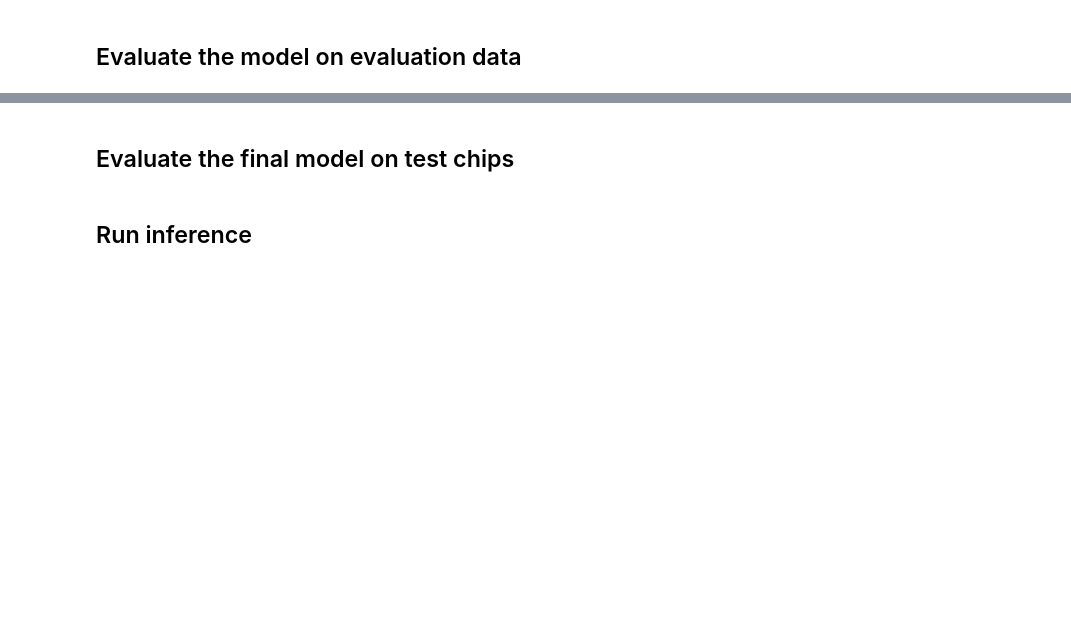
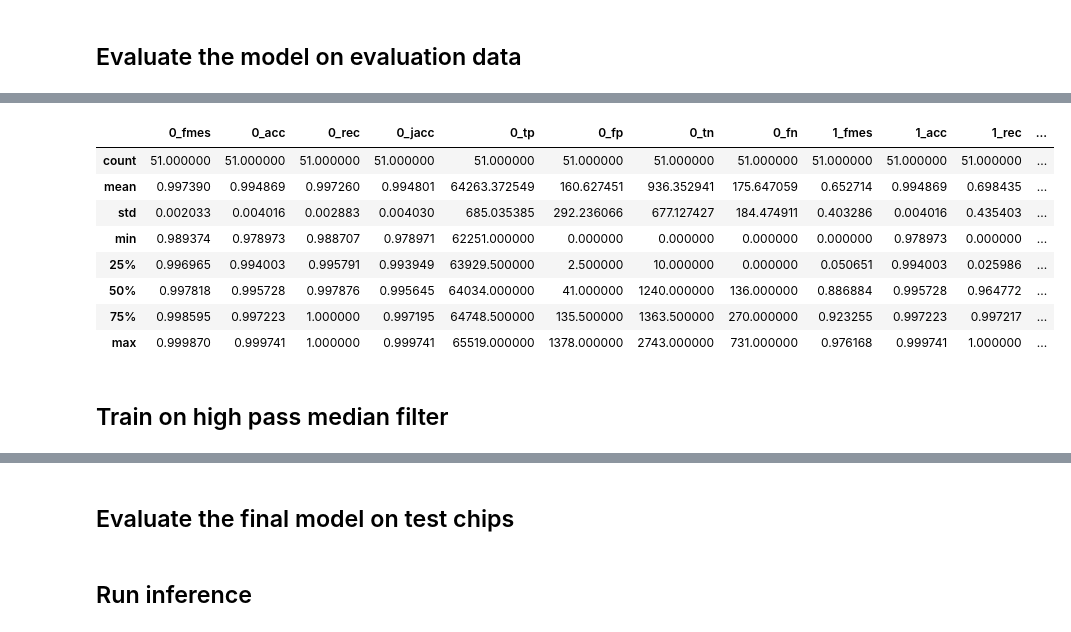
Before and after one commit to williamlidberg/Detection-of-hunting-pits-using-airborne-laser-scanning-and-deep-learning, a Jupyter notebook: Williams notes.ipynb, the cells around one changed output, grey strips where cells are left out. Saved outputs shown, nothing was run; the diff lists cells and outputs as text; code cells hidden in the pictures; blank space fills up the shorter version.

```diff
--- a/Williams notes.ipynb
+++ b/Williams notes.ipynb
@@ -220,2 +240,7 @@ New Epoch
 # %% [markdown]
 ## Evaluate the model on evaluation data
+# %%
+!python /workspace/code/evaluate_model.py -I /workspace/data/split_data/hillshade/ /workspace/data/split_data/labels/ /workspace/data/logfiles/log11/trained.h5 /workspace/data/logfiles/log11/eval.csv --selected_imgs=/workspace/data/logfiles/log11/valid_imgs.txt --classes=0,1
+eval = pd.read_csv('/workspace/data/logfiles/log11/eval.csv')
+eval.describe()
+# %% [output]
@@ -221,0 +264,11 @@ New Epoch
+|  | 0_fmes | 0_acc | 0_rec | 0_jacc | 0_tp | 0_fp | 0_tn | 0_fn | 1_fmes | 1_acc | 1_rec | ... |
+| count | 51.000000 | 51.000000 | 51.000000 | 51.000000 | 51.000000 | 51.000000 | 51.000000 | 51.000000 | 51.000000 | 51.000000 | 51.000000 | ... |
+| mean | 0.997390 | 0.994869 | 0.997260 | 0.994801 | 64263.372549 | 160.627451 | 936.352941 | 175.647059 | 0.652714 | 0.994869 | 0.698435 | ... |
+| std | 0.002033 | 0.004016 | 0.002883 | 0.004030 | 685.035385 | 292.236066 | 677.127427 | 184.474911 | 0.403286 | 0.004016 | 0.435403 | ... |
+| min | 0.989374 | 0.978973 | 0.988707 | 0.978971 | 62251.000000 | 0.000000 | 0.000000 | 0.000000 | 0.000000 | 0.978973 | 0.000000 | ... |
+| 25% | 0.996965 | 0.994003 | 0.995791 | 0.993949 | 63929.500000 | 2.500000 | 10.000000 | 0.000000 | 0.050651 | 0.994003 | 0.025986 | ... |
+| 50% | 0.997818 | 0.995728 | 0.997876 | 0.995645 | 64034.000000 | 41.000000 | 1240.000000 | 136.000000 | 0.886884 | 0.995728 | 0.964772 | ... |
+| 75% | 0.998595 | 0.997223 | 1.000000 | 0.997195 | 64748.500000 | 135.500000 | 1363.500000 | 270.000000 | 0.923255 | 0.997223 | 0.997217 | ... |
+| max | 0.999870 | 0.999741 | 1.000000 | 0.999741 | 65519.000000 | 1378.000000 | 2743.000000 | 731.000000 | 0.976168 | 0.999741 | 1.000000 | ... |
+# %% [markdown]
+## Train on high pass median filter
```
Also changed, not shown: parts of 19 cells of this notebook, 3 other files.
